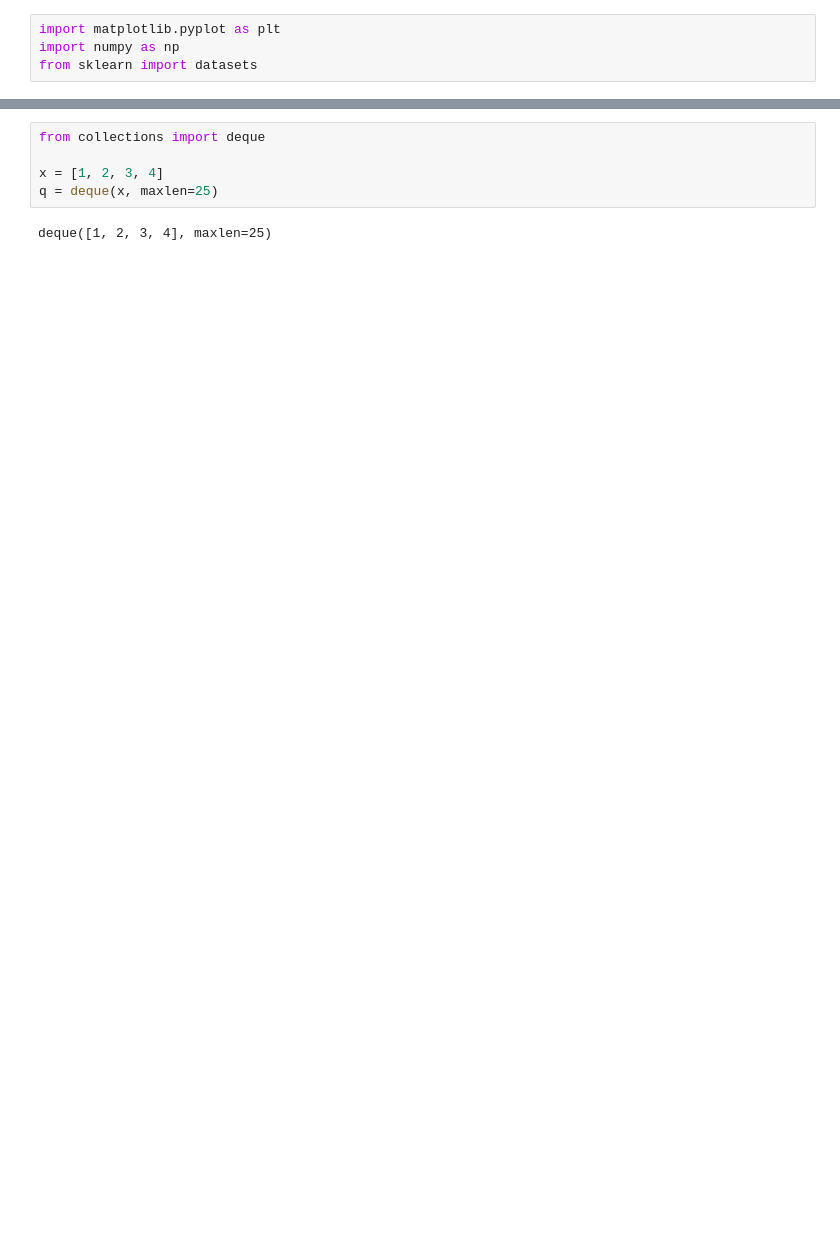
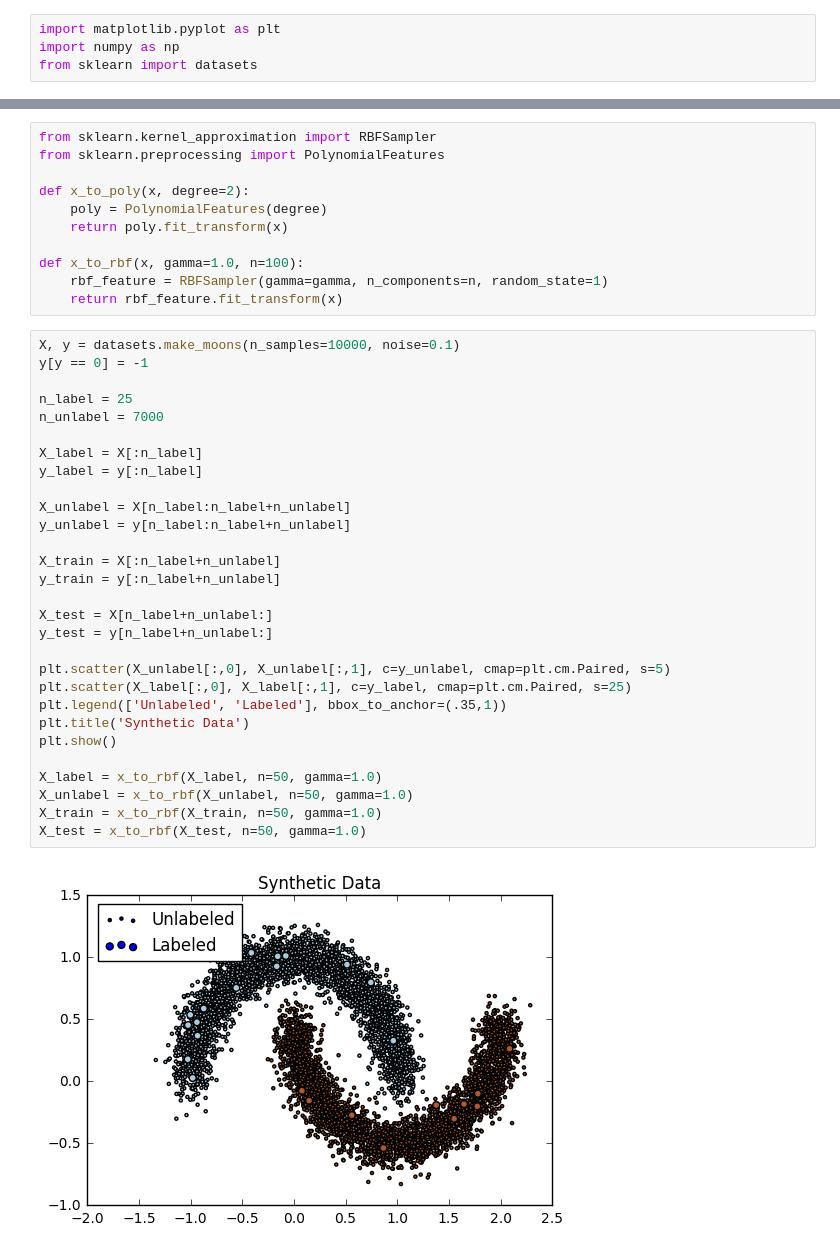
Before and after one commit to dancoombs/s3vm-sgd, a Jupyter notebook: s3vm_sgd_test.ipynb, the cells around one changed output, grey strips where cells are left out. Cells and saved outputs as stored; diff of their text form; blank space fills up the shorter version.

```diff
--- a/s3vm_sgd_test.ipynb
+++ b/s3vm_sgd_test.ipynb
@@ -122,7 +131,42 @@ Score using label and QP: 0.964583333333
-# %%
-from collections import deque
-
-x = [1, 2, 3, 4]
-q = deque(x, maxlen=25)
-# %% [output]
-deque([1, 2, 3, 4], maxlen=25)
+# %%
+from sklearn.kernel_approximation import RBFSampler
+from sklearn.preprocessing import PolynomialFeatures
+
+def x_to_poly(x, degree=2):
+    poly = PolynomialFeatures(degree)
+    return poly.fit_transform(x)
+
+def x_to_rbf(x, gamma=1.0, n=100):
+    rbf_feature = RBFSampler(gamma=gamma, n_components=n, random_state=1)
+    return rbf_feature.fit_transform(x)
+# %%
+X, y = datasets.make_moons(n_samples=10000, noise=0.1)
+y[y == 0] = -1
+
+n_label = 25
+n_unlabel = 7000
+
+X_label = X[:n_label]
+y_label = y[:n_label]
+
+X_unlabel = X[n_label:n_label+n_unlabel]
+y_unlabel = y[n_label:n_label+n_unlabel]
+
+X_train = X[:n_label+n_unlabel]
+y_train = y[:n_label+n_unlabel]
+
+X_test = X[n_label+n_unlabel:]
+y_test = y[n_label+n_unlabel:]
+
+plt.scatter(X_unlabel[:,0], X_unlabel[:,1], c=y_unlabel, cmap=plt.cm.Paired, s=5)
+plt.scatter(X_label[:,0], X_label[:,1], c=y_label, cmap=plt.cm.Paired, s=25)
+plt.legend(['Unlabeled', 'Labeled'], bbox_to_anchor=(.35,1))
+plt.title('Synthetic Data')
+plt.show()
+
+X_label = x_to_rbf(X_label, n=50, gamma=1.0)
+X_unlabel = x_to_rbf(X_unlabel, n=50, gamma=1.0)
+X_train = x_to_rbf(X_train, n=50, gamma=1.0)
+X_test = x_to_rbf(X_test, n=50, gamma=1.0)
+# %% [output]
+[figure, added]
```
Also changed, not shown: parts of 8 cells of this notebook, 2 other files.
